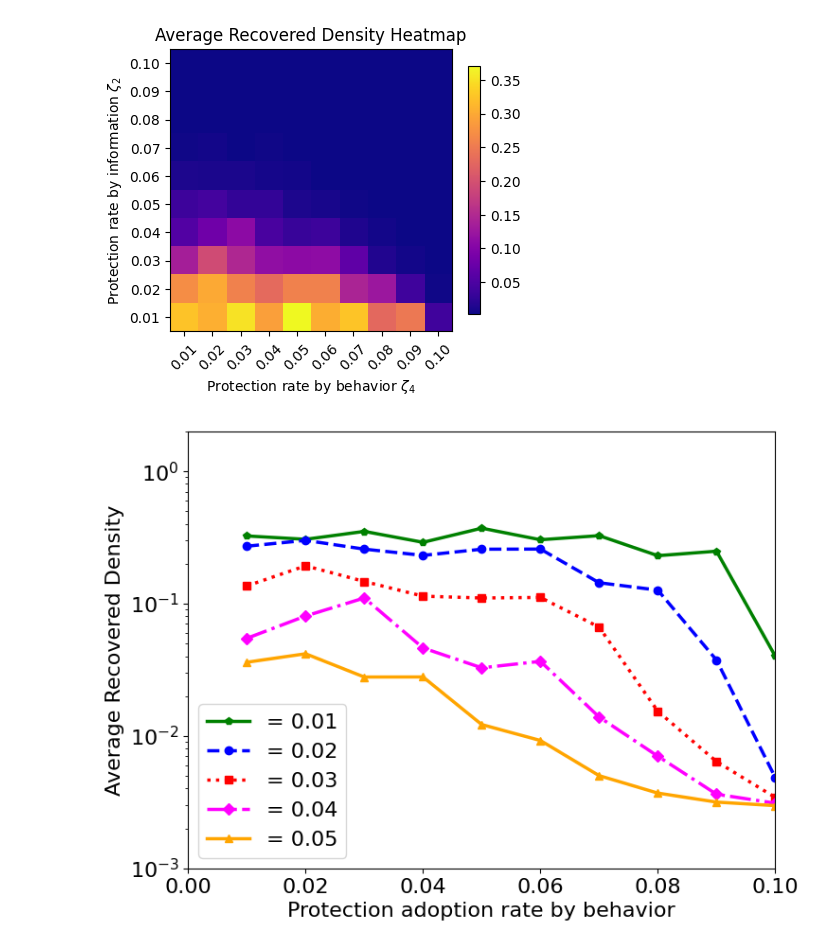
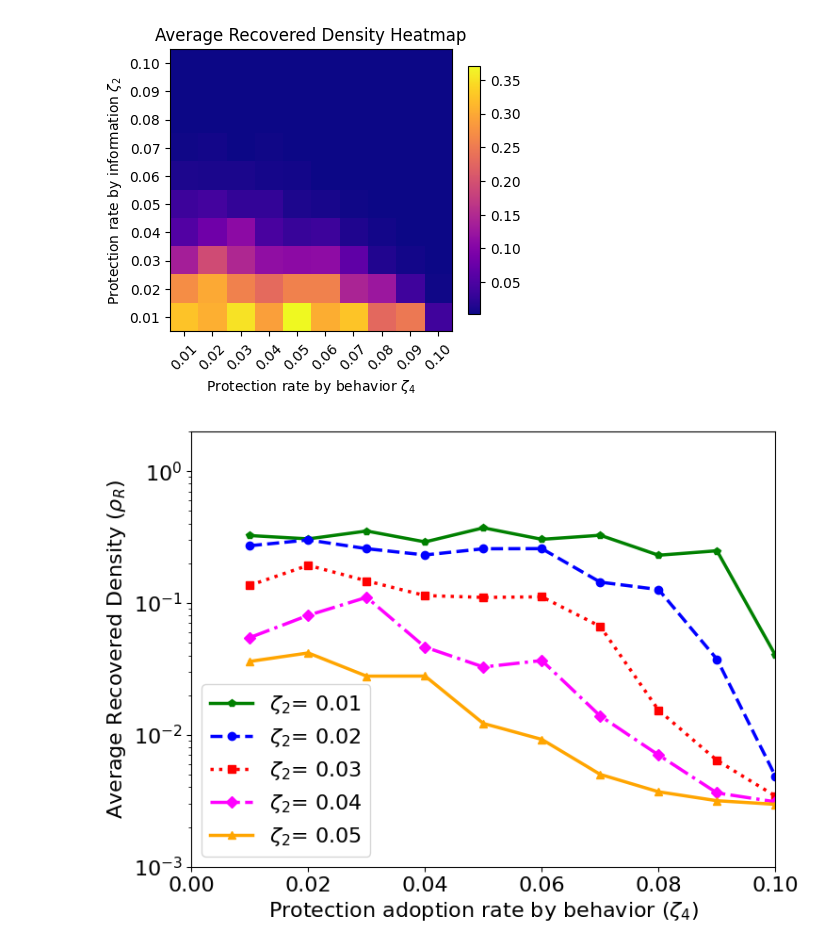
Before and after one commit to Nancy-Shi/ICE_Manuscript, a Jupyter notebook: 3_Layer_Coupling_092523_zeta_2_zeta_4_pairwise_threshold.ipynb, the cells around one changed output. Drawn from its saved outputs; the diff is of its cells as text; code cells hidden in the pictures.

```diff
--- a/3_Layer_Coupling_092523_zeta_2_zeta_4_pairwise_threshold.ipynb
+++ b/3_Layer_Coupling_092523_zeta_2_zeta_4_pairwise_threshold.ipynb
@@ -772,34 +772,35 @@ zeta_2_indices = [0,1,2,3,4]
 
 # Initialize a plot
 fig, ax = plt.subplots(figsize=(8,6))
 
 from itertools import cycle
 lines = ["-","--",":","-.","-"]
 markers = ["p","o","s","D","^"]
 sizes = [6, 6, 6, 6, 6]
 colors = ["green","blue", "red","magenta","orange"]
 linecycler = cycle(lines)
 markercycler = cycle(markers)
 sizecycler = cycle(sizes)
 colorcycler = cycle(colors)
 
 # Loop over the selected zeta_2 indices
 for index in zeta_2_indices:
     density_values = results_rho_R5[index, :]
-    ax.plot(zeta_4_values5, density_values, label=f'= {zeta_2_values5[index]:.2f}', linewidth=2.5, linestyle = next(linecycler), markersize = next(sizecycler), marker = next(markercycler), color = next(colorcycler))
+    ax.plot(zeta_4_values5, density_values, label=f'$\zeta_2$= {zeta_2_values5[index]:.2f}', linewidth=2.5, linestyle = next(linecycler), markersize = next(sizecycler), marker = next(markercycler), color = next(colorcycler))
 
 # Setting labels, legend and title
-ax.set_xlabel('Protection adoption rate by behavior', fontsize = 16)
-ax.set_ylabel('Average Recovered Density', fontsize = 16)
+ax.set_xlabel(r'Protection adoption rate by behavior ($\zeta_4$)', fontsize = 16)
+ax.set_ylabel(r'Average Recovered Density ($\rho_R$)', fontsize = 16)
 #ax.set_title('Log-transformed Average Recovered Density \n for Selected values', fontsize = 12)
 ax.set_yscale('log')  # Set y-axis to be logarithmic
 plt.rc('xtick', labelsize=16)
 plt.rc('ytick', labelsize=16)
 plt.xlim([0.00,0.10])
 plt.ylim([10**(-3),2])
 ax.legend(fontsize = 16)
 
+plt.savefig('/content/drive/My Drive/Network_Tests/line_plot_zeta_2_zeta_4.pdf')
 # Display the plot
 plt.show()
 # %% [output]
-[figure, old version]
+[figure, new version]
```
